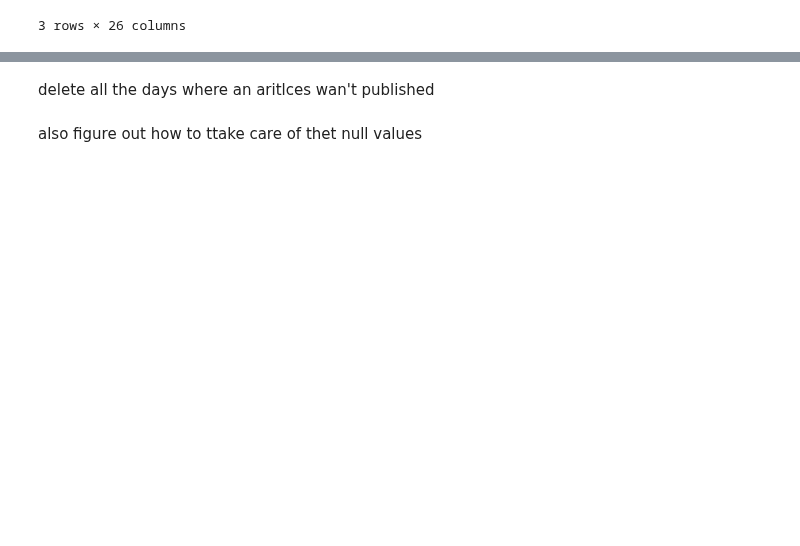
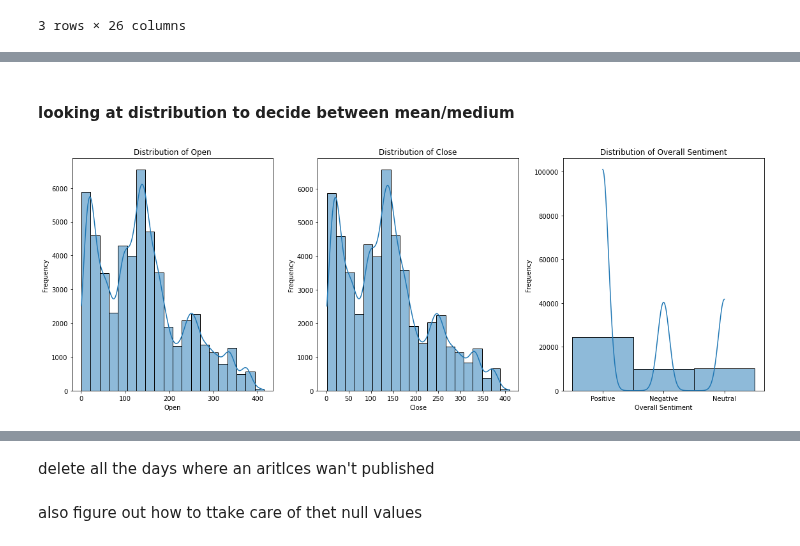
Before and after one commit to EthanFalcao/Sentiment-Analysis-in-Financial-Markets, a Jupyter notebook: merge_datasets.ipynb, the cells around one changed output, grey strips where cells are left out. Saved outputs shown, nothing was run; the diff lists cells and outputs as text; code cells hidden in the pictures; blank space fills up the shorter version.

```diff
--- a/merge_datasets.ipynb
+++ b/merge_datasets.ipynb
@@ -26,0 +50,11 @@ df_text.head(2)
+# %%
+# Impute missing 'author' and 'Combined Authors' with 'Unknown'
+df_text['author'].fillna('Unknown', inplace=True)
+df_text['Combined Authors'].fillna('Unknown', inplace=True)
+
+# Impute missing 'keywords' with 'No Keywords'
+df_text['keywords'].fillna('No Keywords', inplace=True)
+
+# Impute missing 'description' with 'No description'
+df_text['description'].fillna('No description', inplace=True)
+df_text['Processed Description'].fillna('No description', inplace=True)
@@ -58,3 +94,25 @@ Data columns (total 26 columns):
  25  Adjusted_Close_Change  52533 non-null  float64
 dtypes: float64(11), object(15)
 memory usage: 11.1+ MB
+# %% [markdown]
+#### looking at distribution to decide between mean/medium
+# %%
+import matplotlib.pyplot as plt
+import seaborn as sns
+
+# Assuming df_num contains multiple columns you want to plot
+columns_to_plot = ['Open', 'Close', 'Overall Sentiment']  # Replace these with your actual column names
+
+num_columns = len(columns_to_plot)
+fig, axes = plt.subplots(1, num_columns, figsize=(16, 6))  # Adjust the figsize as needed
+
+for i, column in enumerate(columns_to_plot):
+    sns.histplot(df[column], bins=20, kde=True, ax=axes[i])
+    axes[i].set_title(f'Distribution of {column}')
+    axes[i].set_xlabel(column)
+    axes[i].set_ylabel('Frequency')
+
+plt.tight_layout()  # Adjust subplots to prevent overlap
+plt.show()
+# %% [output]
+[figure, added]
```
Also changed, not shown: parts of 22 cells of this notebook.
